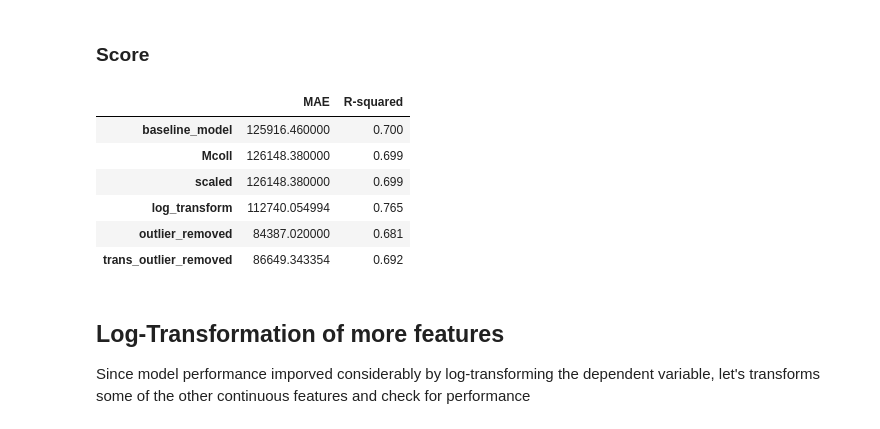
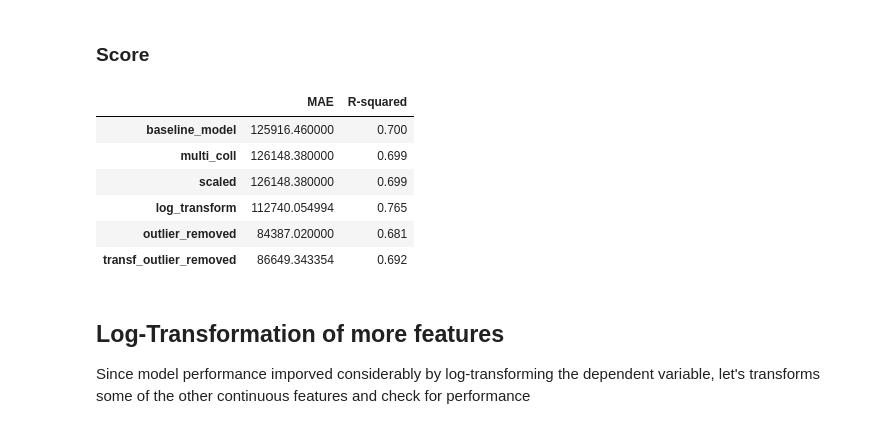
Before and after one commit to rahulakrish/linear_regression, a Jupyter notebook: notebook.ipynb, the cells around one changed output. Cells and saved outputs as stored; diff of their text form; code cells hidden in the pictures.

Commit message:
started model interpretation

```diff
--- a/notebook.ipynb
+++ b/notebook.ipynb
@@ -406,0 +401,3 @@ np.sqrt(model1.mse_resid)
+# %%
+scores = pd.concat([baseline,multi_coll],axis=0)
+scores
@@ -509,7 +510,3 @@ Notes:
 [1] Standard Errors assume that the covariance matrix of the errors is correctly specified.
 # %% [markdown]
 #### Score
-# %%
-scale = model_metrics(model2,'scaled')
-scores = pd.concat([baseline,coll,scale],axis=0)
-scores
@@ -520,0 +513,7 @@ scores
+# %%
+#model metrics
+scaled = model_metrics(model2,'scaled')
+
+#adding to the scores df
+scores = scores.append(scaled)
+scores
@@ -599,6 +603,9 @@ y_preds
 21612    277273.534792
 Length: 21613, dtype: float64
 # %%
+#model metrics
+log_transform = model_metrics(model3,'log_transform')
+
 #calculating the mean absolute error
 mae = (np.mean(np.abs(df['price'] - y_preds)))
 
@@ -840,30 +838,30 @@ strong multicollinearity or other numerical problems.
 # %%
 #calculate mae
 
 #get predicted values
 preds=np.exp(model5.fittedvalues)
 
 #restore the original values of price
 df3['price'] = np.exp(df3['price'])
 
 #model_metrics
-trans_outlier_removed = model_metrics(model5,'trans_outlier_removed')
+transf_outlier_removed = model_metrics(model5,'transf_outlier_removed')
 
 #calculate MAE
 mae = np.mean(np.abs(preds - df3['price']))
-trans_outlier_removed['MAE'] = mae
+transf_outlier_removed['MAE'] = mae
 
 #append to scores
-scores = scores.append(trans_outlier_removed)
+scores = scores.append(transf_outlier_removed)
 scores
 # %% [output]
 |  | MAE | R-squared |
 | baseline_model | 125916.460000 | 0.700 |
-| Mcoll | 126148.380000 | 0.699 |
+| multi_coll | 126148.380000 | 0.699 |
 | scaled | 126148.380000 | 0.699 |
 | log_transform | 112740.054994 | 0.765 |
 | outlier_removed | 84387.020000 | 0.681 |
-| trans_outlier_removed | 86649.343354 | 0.692 |
+| transf_outlier_removed | 86649.343354 | 0.692 |
 # %% [markdown]
 ## Log-Transformation of more features
 Since model performance imporved considerably by log-transforming the dependent variable, let's transforms some of the other continuous features and check for performance
```
Also changed, not shown: parts of 25 cells of this notebook.
